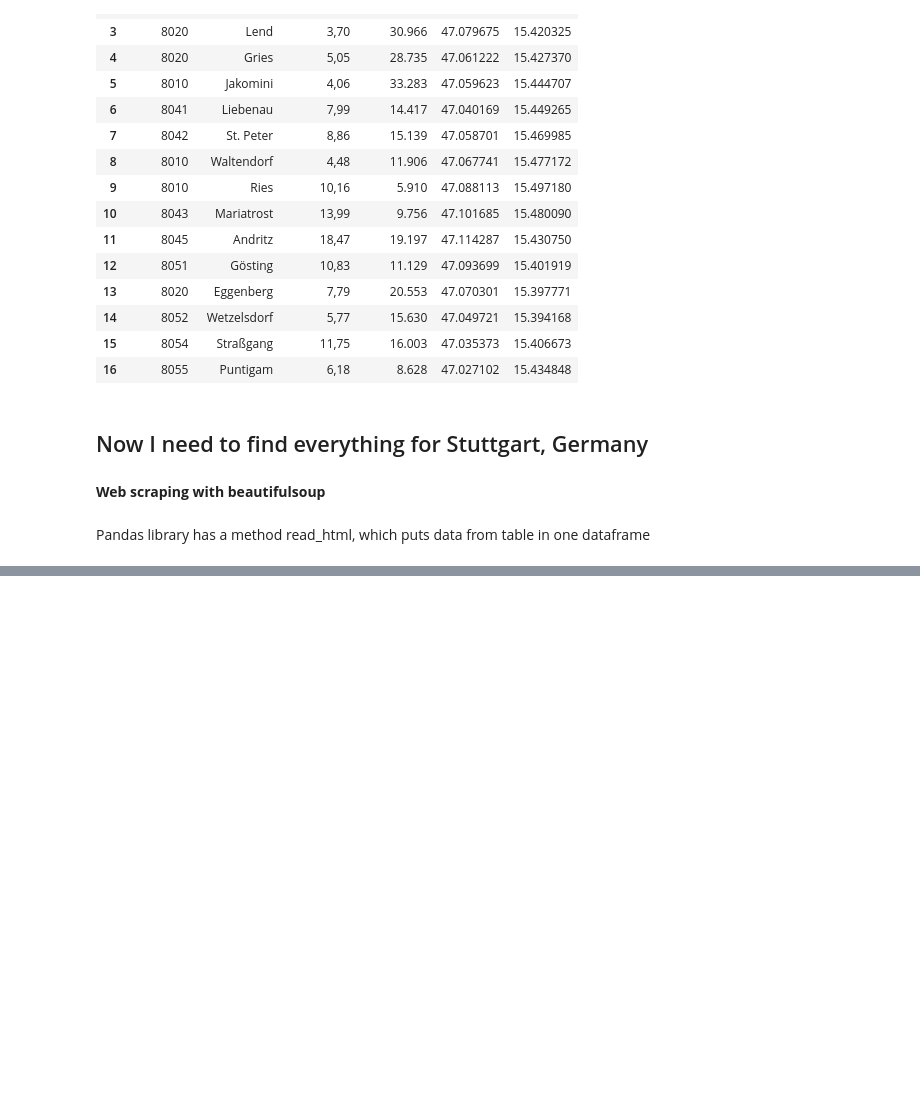
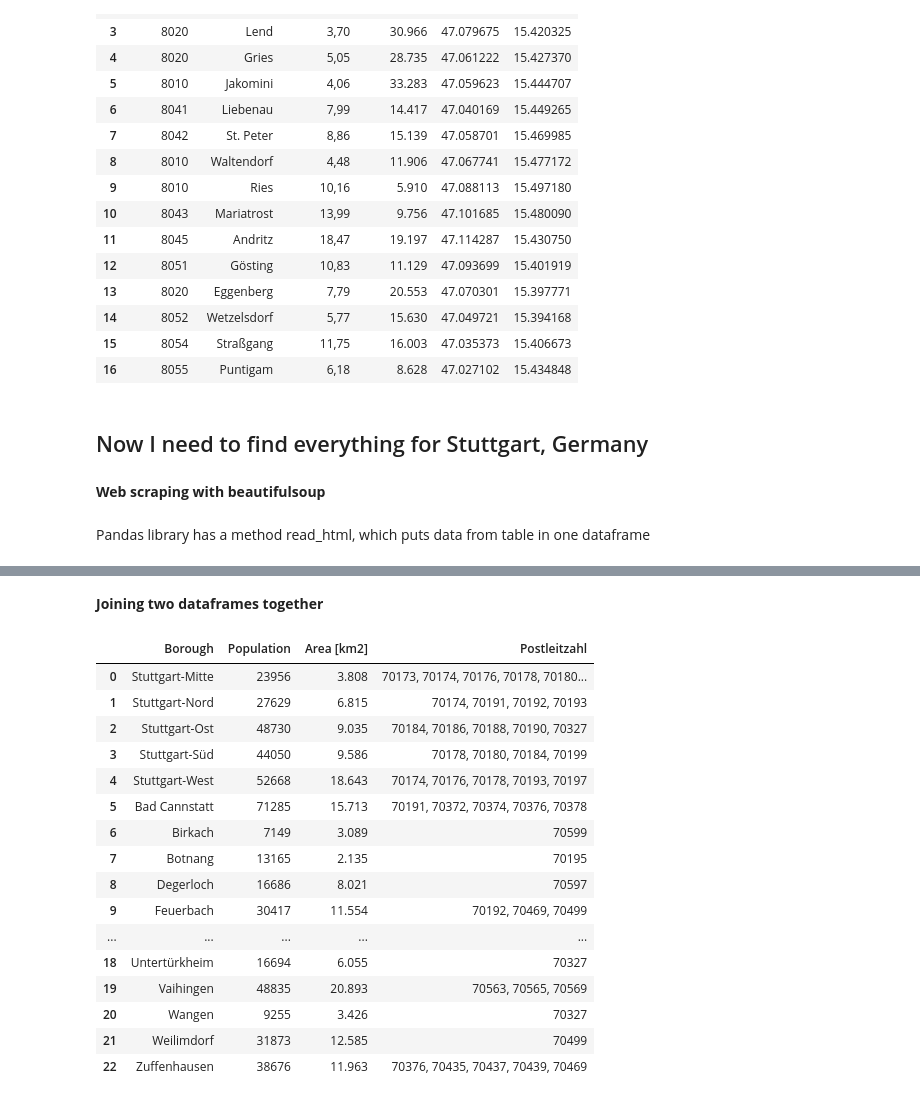
Before and after one commit to gnedim/Graz-vs-Stuttgart-IBM-Data-Science-Capstone-, a Jupyter notebook: Graz-vs-Stuttgart-IBM-Data-Science-Capstone-.ipynb, the cells around one changed output, grey strips where cells are left out. Cells and saved outputs as stored; diff of their text form; code cells hidden in the pictures; blank space fills up the shorter version.

Commit message:
Stuttgart data is merged

```diff
--- a/Graz-vs-Stuttgart-IBM-Data-Science-Capstone-.ipynb
+++ b/Graz-vs-Stuttgart-IBM-Data-Science-Capstone-.ipynb
@@ -250,0 +287,4 @@ stut[1]
+# %%
+stuttgart['Area [km2]'] = stuttgart['Area [ha]']/100
+# %%
+stuttgart.drop('Area [ha]', axis = 1, inplace=True)
@@ -250,0 +311,4 @@ stut[1]
+# %%
+stuttgart_plz = stuttgart_plz.loc[stuttgart_plz['Stadtteil'].isin(stuttgart['Borough'])]
+# %%
+stuttgart_plz.rename(columns={'Stadtteil':'Borough'}, inplace=True)
@@ -250,0 +355,22 @@ stut[1]
+# %% [markdown]
+__Joining two dataframes together__
+# %%
+stuttgart.join(stuttgart_plz.set_index('Borough'), on='Borough')
+# %% [output]
+|  | Borough | Population | Area [km2] | Postleitzahl |
+| 0 | Stuttgart-Mitte | 23956 | 3.808 | 70173, 70174, 70176, 70178, 70180... |
+| 1 | Stuttgart-Nord | 27629 | 6.815 | 70174, 70191, 70192, 70193 |
+| 2 | Stuttgart-Ost | 48730 | 9.035 | 70184, 70186, 70188, 70190, 70327 |
+| 3 | Stuttgart-Süd | 44050 | 9.586 | 70178, 70180, 70184, 70199 |
+| 4 | Stuttgart-West | 52668 | 18.643 | 70174, 70176, 70178, 70193, 70197 |
+| 5 | Bad Cannstatt | 71285 | 15.713 | 70191, 70372, 70374, 70376, 70378 |
+| 6 | Birkach | 7149 | 3.089 | 70599 |
+| 7 | Botnang | 13165 | 2.135 | 70195 |
+| 8 | Degerloch | 16686 | 8.021 | 70597 |
+| 9 | Feuerbach | 30417 | 11.554 | 70192, 70469, 70499 |
+| ... | ... | ... | ... | ... |
+| 18 | Untertürkheim | 16694 | 6.055 | 70327 |
+| 19 | Vaihingen | 48835 | 20.893 | 70563, 70565, 70569 |
+| 20 | Wangen | 9255 | 3.426 | 70327 |
+| 21 | Weilimdorf | 31873 | 12.585 | 70499 |
+| 22 | Zuffenhausen | 38676 | 11.963 | 70376, 70435, 70437, 70439, 70469 |
```
Also changed, not shown: parts of 18 cells of this notebook.
